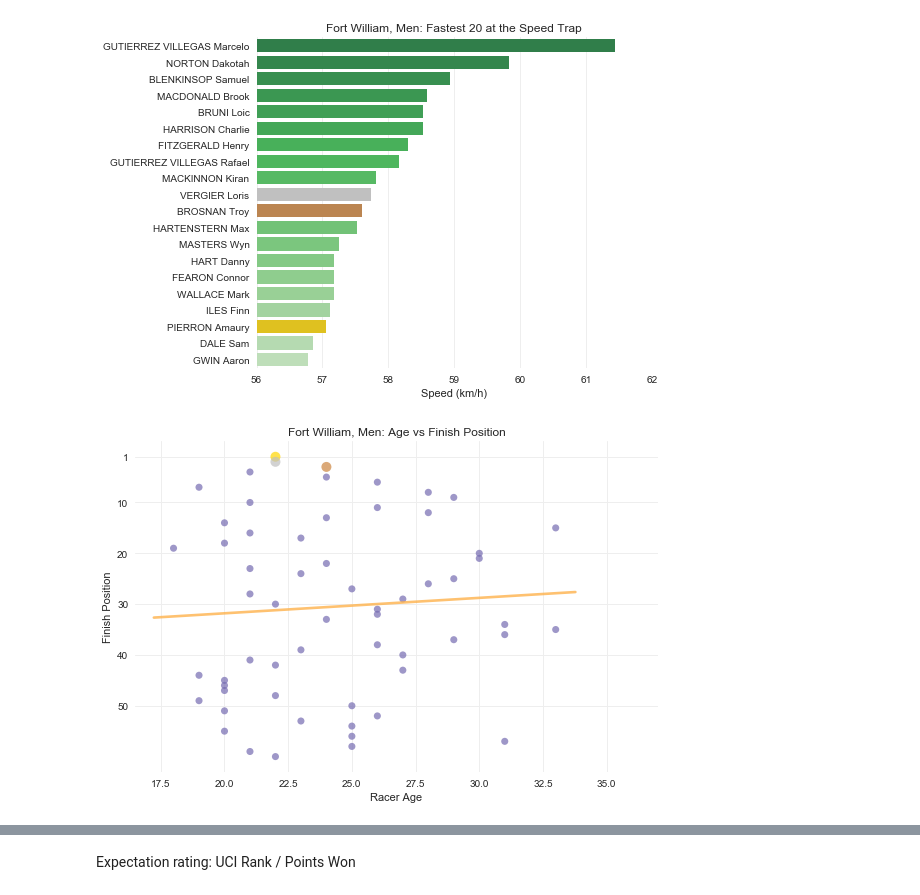
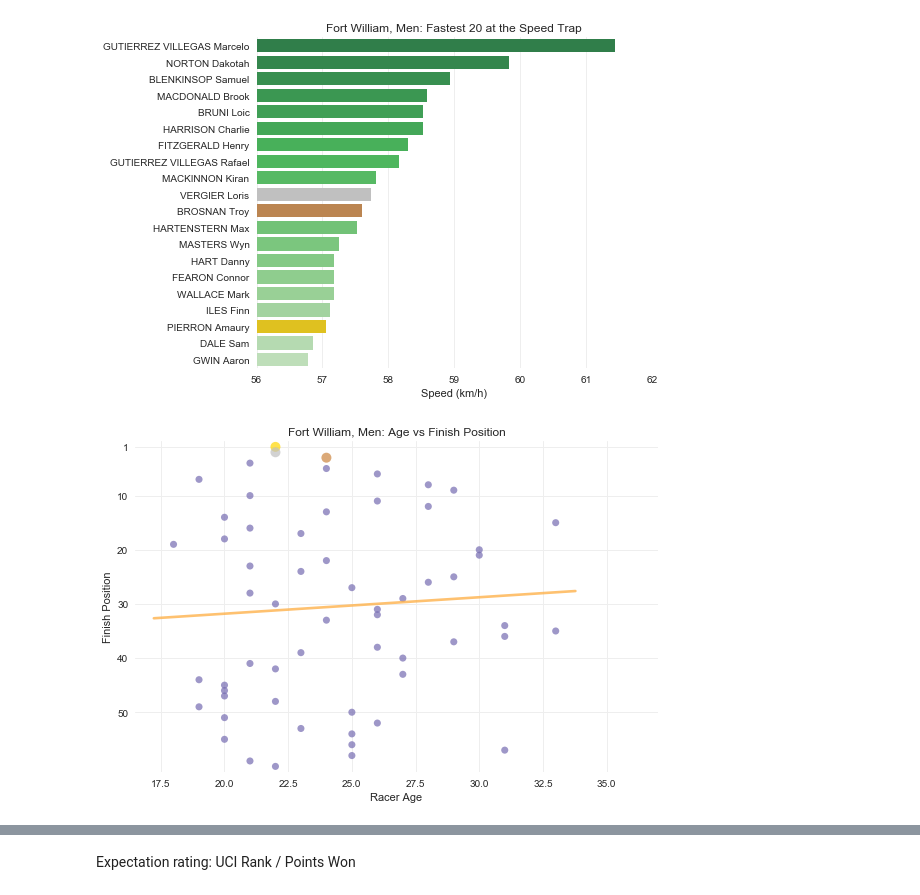
Before and after one commit to domwrap/mtbgeekstats, a Jupyter notebook: 2018/dh_race_analysis.ipynb, the cells around one changed output, grey strips where cells are left out. Saved outputs shown, nothing was run; the diff lists cells and outputs as text; code cells hidden in the pictures.

```diff
--- a/2018/dh_race_analysis.ipynb
+++ b/2018/dh_race_analysis.ipynb
@@ -77,6 +77,7 @@ df = pd.read_csv( file_prefix + '.results.csv', index_col=0 )
 # df = df.dropna() # remove DNF/DNS
 
 dfm = pd.read_csv( file_prefix + '.merged.csv', index_col=0 )
+df = dfm
 # %% [markdown]
 Do some input checks and error corrects
 # %%
@@ -145,7 +146,7 @@ def drawScatter( df2, col, title, timeCol=False, minX=False, maxX=False, color='
     plt.subplots(figsize=(pltX,pltY))
 
     if False == minX:
-        minX = df2[col].max()
+        minX = df2[col][:topX].max()
     if False == maxX:
         maxX = -.5
 #         maxX = df2[col].max()# - (df2[col].min()*.1)  #-.5
@@ -485,34 +489,36 @@ if image_gen:
 [figure]
 # %%
 col = 'rank'
-df2 = dfm.sort_values(col, ascending=True)
+df2 = dfm[:60].sort_values(col, ascending=True)
 df2 = df2.reset_index(drop=True)
 
 color = "#756bb1"
 colors = [color]*(len(df2[col]))
 colors[int(df2.loc[df2['rank'] == 1].index.values)] = "gold"
 colors[int(df2.loc[df2['rank'] == 2].index.values)] = "silver"
 colors[int(df2.loc[df2['rank'] == 3].index.values)] = "peru"
 sizes = [50]*(len(df2[col]))
 sizes[int(df2.loc[df2['rank'] == 1].index.values)] = 100
 sizes[int(df2.loc[df2['rank'] == 2].index.values)] = 100
 sizes[int(df2.loc[df2['rank'] == 3].index.values)] = 100
 
 plot = sns.regplot( df2['Age'], df2['rank'], ci=None, line_kws={'color': '#feb24c', "alpha": 0.8}, scatter_kws={"s": sizes, "alpha": 0.7, "color": colors})
 plot.invert_yaxis()
-plt.xlim( 16.5, 37 )
 plot.set_frame_on(False)
 plot.set( title=chart_title_prefix + ': Age vs Finish Position', xlabel='Racer Age', ylabel='Finish Position' )
 tick = [1]+list(range( 10, len(df2), 10 ))
 plt.yticks( tick, tick )
 plt.grid( True, which='major', axis='y', color='#EEEEEE' )
 plt.grid( True, which='major', axis='x', color='#EEEEEE' )
+plt.xlim( 16.5, 37 )
+plt.ylim( 61, 0 )
+
 plt.tight_layout()
 
 if image_gen:
     plt.savefig( file_prefix + '_age_vs_finish.png', dpi=dpi )
 # %% [output]
-[figure, old version]
+[figure, new version]
 # %%
 # dfm.groupby( ['Nation'] )[['bib']].count().sort_values( 'bib', ascending=False )
 
```
Also changed, not shown: parts of 13 cells of this notebook, 8 other files.
